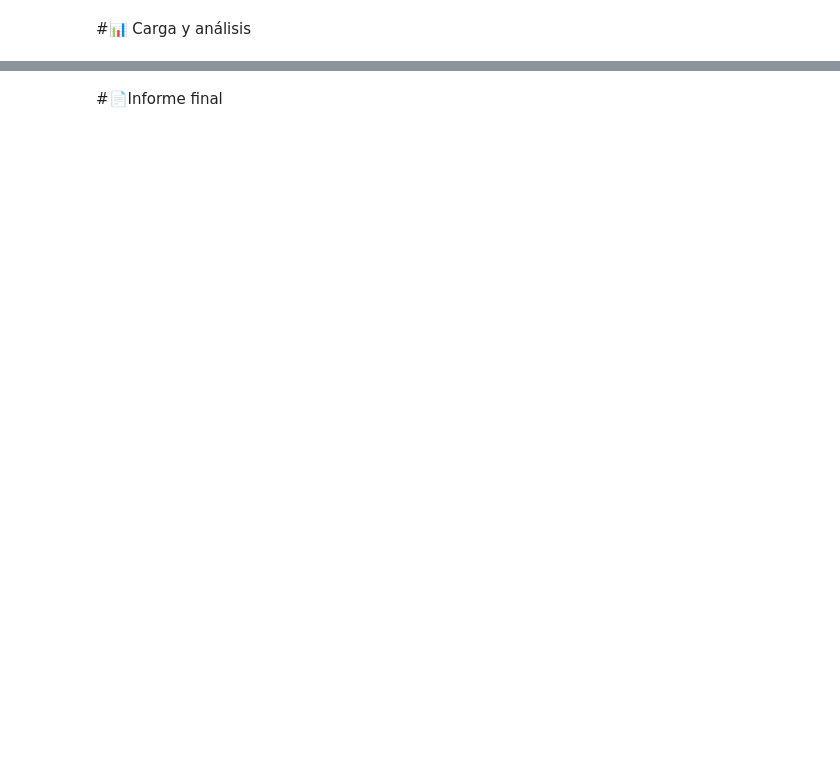
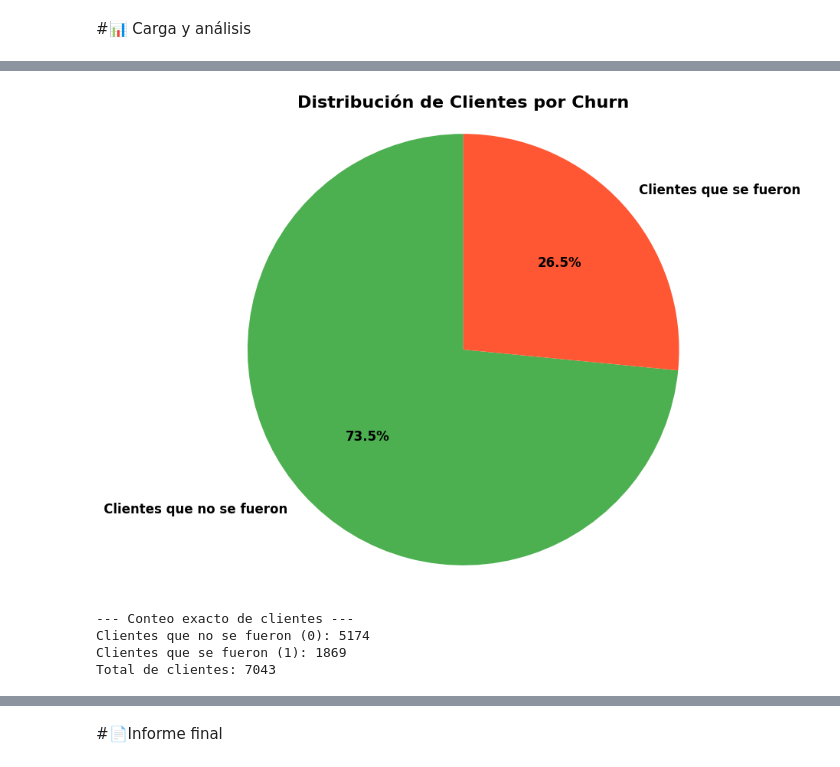
Before and after one commit to HeberBernal/Heber-base-de-datos-challenge1-latam, a Jupyter notebook: TelecomX_LATAM.ipynb, the cells around one changed output, grey strips where cells are left out. Drawn from its saved outputs; the diff is of its cells as text; code cells hidden in the pictures; blank space fills up the shorter version.

```diff
--- a/TelecomX_LATAM.ipynb
+++ b/TelecomX_LATAM.ipynb
@@ -8,0 +407,71 @@
+# %%
+
+def flatten_df(df, sep="_"):
+    df = df.copy()
+    list_cols = [c for c in df.columns
+                 if df[c].apply(lambda x: isinstance(x, list)).any()]
+    for col in list_cols:
+        df = df.explode(col, ignore_index=True)
+    while True:
+        dict_cols = [c for c in df.columns
+                     if df[c].apply(lambda x: isinstance(x, dict)).any()]
+        if not dict_cols:
+            break
+        for col in dict_cols:
+            norm = (
+                pd.json_normalize(df[col])
+                  .add_prefix(f"{col}{sep}")
+            )
+            df = pd.concat(
+                [df.drop(columns=[col]).reset_index(drop=True),
+                 norm.reset_index(drop=True)],
+                axis=1
+            )
+    return df
+
+df_flat = flatten_df(df_raw)
+
+df_flat['account_Charges.Total'] = (
+    df_flat['account_Charges.Total']
+        .replace(r'^\s*$', np.nan, regex=True)
+        .astype(float)
+)
+
+
+
+df_flat.rename(columns=rename_cols, inplace=True)
+if 'INDICE' in df_flat.columns:
+    df_flat.set_index('INDICE', inplace=True, drop=True)
+
+df_flat['CHURN'] = df_flat['CHURN'].map({'Yes': 1, 'No': 0})
+df_clean = df_flat.dropna(subset=['CHURN']).copy()
+
+# --- ANÁLISIS DE LA DISTRIBUCIÓN DE CHURN ---
+# 1. Contar la cantidad de clientes que se fueron y los que se quedaron
+churn_counts = df_clean['CHURN'].value_counts()
+
+# 2. Definir las etiquetas y colores del gráfico
+labels = ['Clientes que no se fueron', 'Clientes que se fueron']
+colors = ['#4CAF50', '#FF5733'] # Verde para "No" y Naranja para "Sí"
+
+# 3. Crear el gráfico de pastel
+plt.figure(figsize=(8, 8))
+plt.pie(churn_counts, labels=labels, autopct='%1.1f%%', startangle=90, colors=colors,
+        textprops={'fontsize': 12, 'color': 'black', 'weight': 'bold'})
+
+plt.title('Distribución de Clientes por Churn', fontsize=16, fontweight='bold')
+plt.axis('equal')  # Asegura que el círculo sea perfecto
+
+plt.show()
+
+# Opcional: imprimir los conteos exactos
+print("\n--- Conteo exacto de clientes ---")
+print("Clientes que no se fueron (0):", churn_counts[0])
+print("Clientes que se fueron (1):", churn_counts[1])
+print("Total de clientes:", len(df_clean))
+# %% [output]
+[figure, added]
+--- Conteo exacto de clientes ---
+Clientes que no se fueron (0): 5174
+Clientes que se fueron (1): 1869
+Total de clientes: 7043
```
Also changed, not shown: parts of 7 cells of this notebook.
